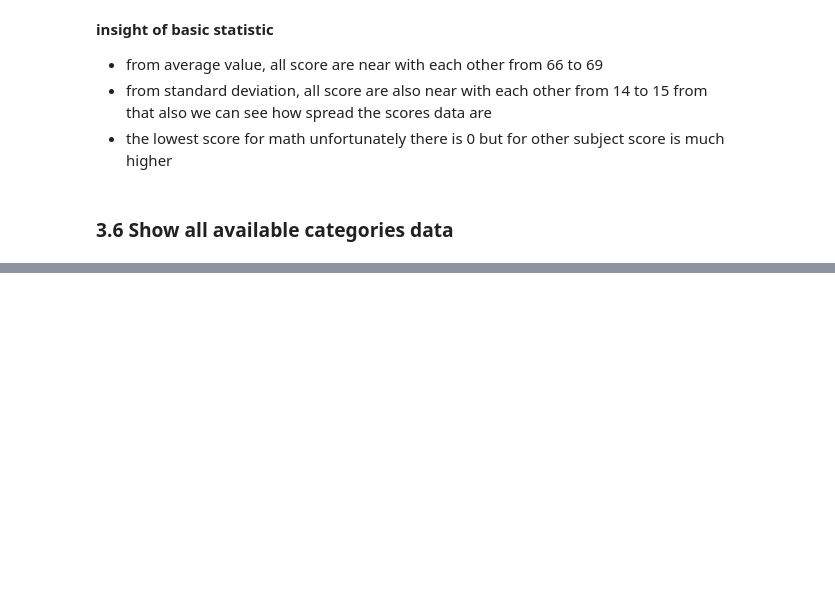
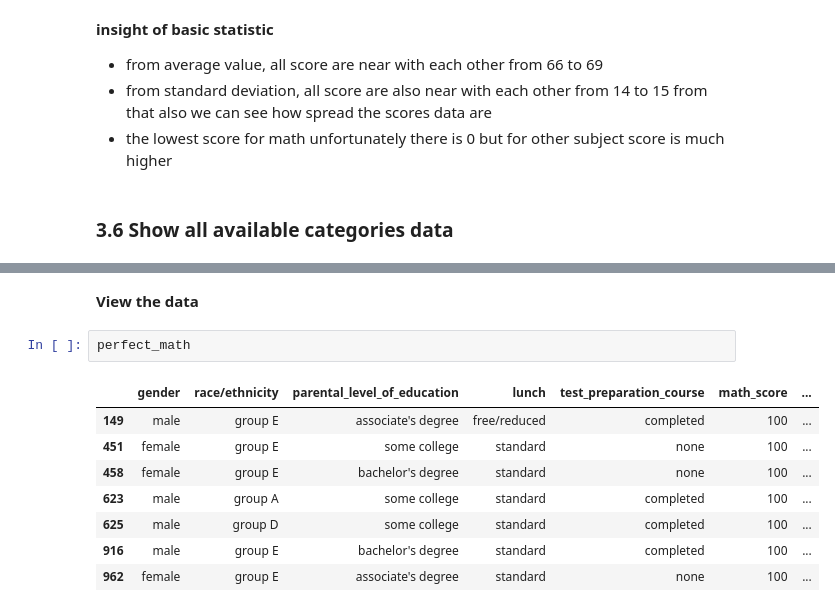
Before and after one commit to evanarnanda/PredictStudentTestScore, a Jupyter notebook: notebook/EDA.ipynb, the cells around one changed output, grey strips where cells are left out. Cells and saved outputs as stored; diff of their text form; blank space fills up the shorter version.

```diff
--- a/notebook/EDA.ipynb
+++ b/notebook/EDA.ipynb
@@ -145,0 +203,13 @@ These are the value from column test preparation course : ['none' 'completed']
+# %% [markdown]
+**View the data**
+# %%
+perfect_math
+# %% [output]
+|  | gender | race/ethnicity | parental_level_of_education | lunch | test_preparation_course | math_score | ... |
+| 149 | male | group E | associate's degree | free/reduced | completed | 100 | ... |
+| 451 | female | group E | some college | standard | none | 100 | ... |
+| 458 | female | group E | bachelor's degree | standard | none | 100 | ... |
+| 623 | male | group A | some college | standard | completed | 100 | ... |
+| 625 | male | group D | some college | standard | completed | 100 | ... |
+| 916 | male | group E | bachelor's degree | standard | completed | 100 | ... |
+| 962 | female | group E | associate's degree | standard | none | 100 | ... |
```
Also changed, not shown: parts of 21 cells of this notebook.
